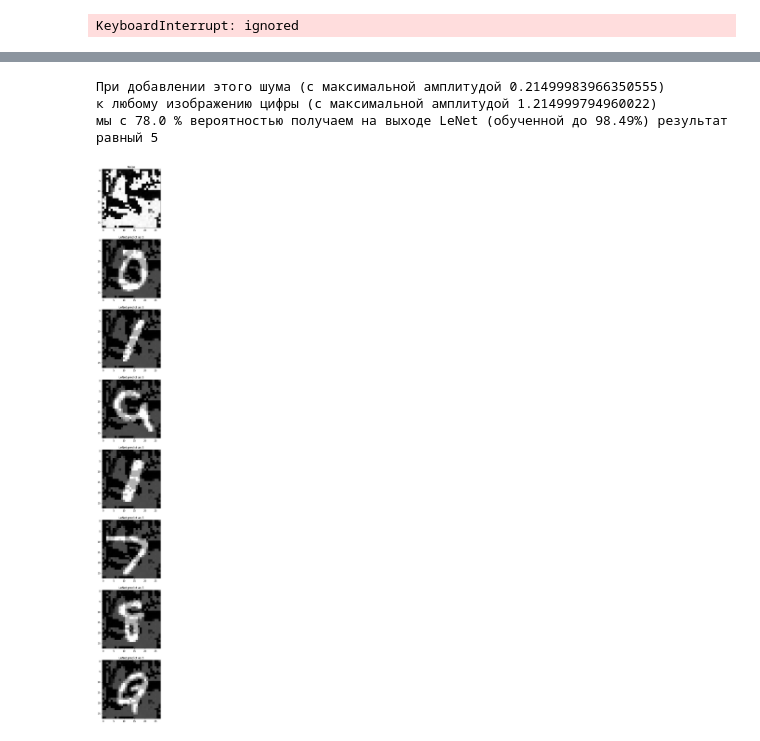
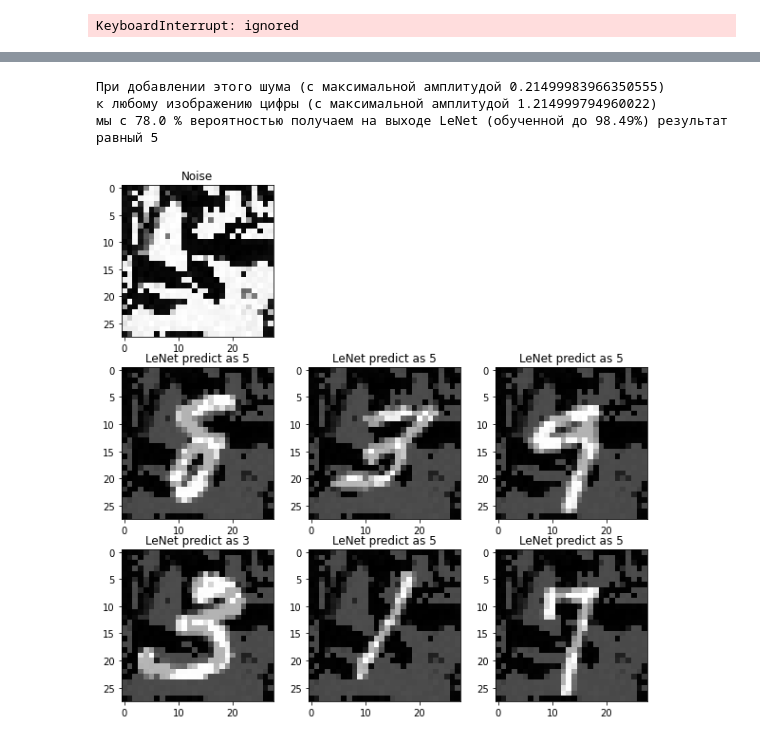
Before and after one commit to AlexeyUdod/aml, a Jupyter notebook: dll_12_hw.ipynb, the cells around one changed output, grey strips where cells are left out. Saved outputs shown, nothing was run; the diff lists cells and outputs as text; code cells hidden in the pictures.

```diff
--- a/dll_12_hw.ipynb
+++ b/dll_12_hw.ipynb
@@ -152,22 +152,23 @@ iter 97, loss = 1.888498067855835, train score = 0.783, test score = 0.7784, noi
 iter 98, loss = 1.8869801759719849, train score = 0.809, test score = 0.779, noise.weight.max 0.21479418873786926
 iter 99, loss = 1.8963656425476074, train score = 0.794, test score = 0.7799, noise.weight.max 0.21499983966350555
 # %%
-pics = 9
-plt.subplot(pics * 100 + 11)
+pics = 3
+cols = 3
+plt.subplot(pics * 100 + cols * 10 + 1)
 plt.imshow(noise.weight.cpu().detach(), cmap = 'gray')
 plt.title('Noise')
-for pl in range(2, pics):
-    plt.subplot(pics * 100 + 10 + pl)
+for pl in range(cols+1, pics * cols+1):
+    plt.subplot(pics * 100 + cols * 10 + pl)
     i = tr.randint(X.shape[0], (1,)).item()
     plt.imshow(X[i,0].cpu().detach(), cmap = 'gray')
     plt.title(f'LeNet predict as {pred[i].argmax()}')
-plt.gcf().set_size_inches(5, 50)
+plt.gcf().set_size_inches(10, 10)
 
 print(f"""При добавлении этого шума (с максимальной амплитудой {noise.weight.abs().max()})
 к любому изображению цифры (с максимальной амплитудой {X.abs().max()})
 мы с {round(test_score, 3) * 100} % вероятностью получаем на выходе LeNet (обученной до 98.49%) результат равный {target}""")
 # %% [output]
 При добавлении этого шума (с максимальной амплитудой 0.21499983966350555)
 к любому изображению цифры (с максимальной амплитудой 1.214999794960022)
 мы с 78.0 % вероятностью получаем на выходе LeNet (обученной до 98.49%) результат равный 5
-[figure, old version]
+[figure, new version]
```
